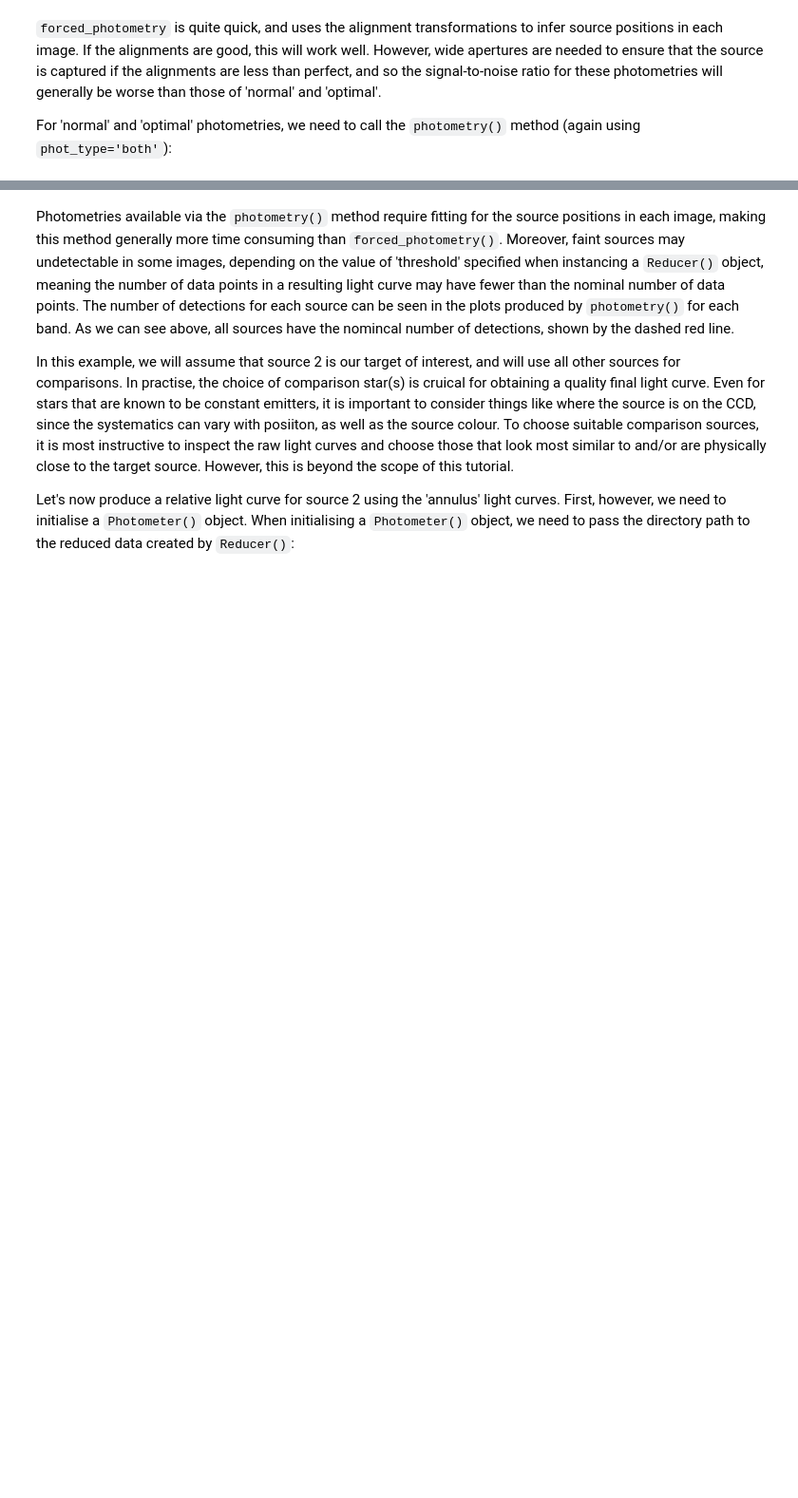
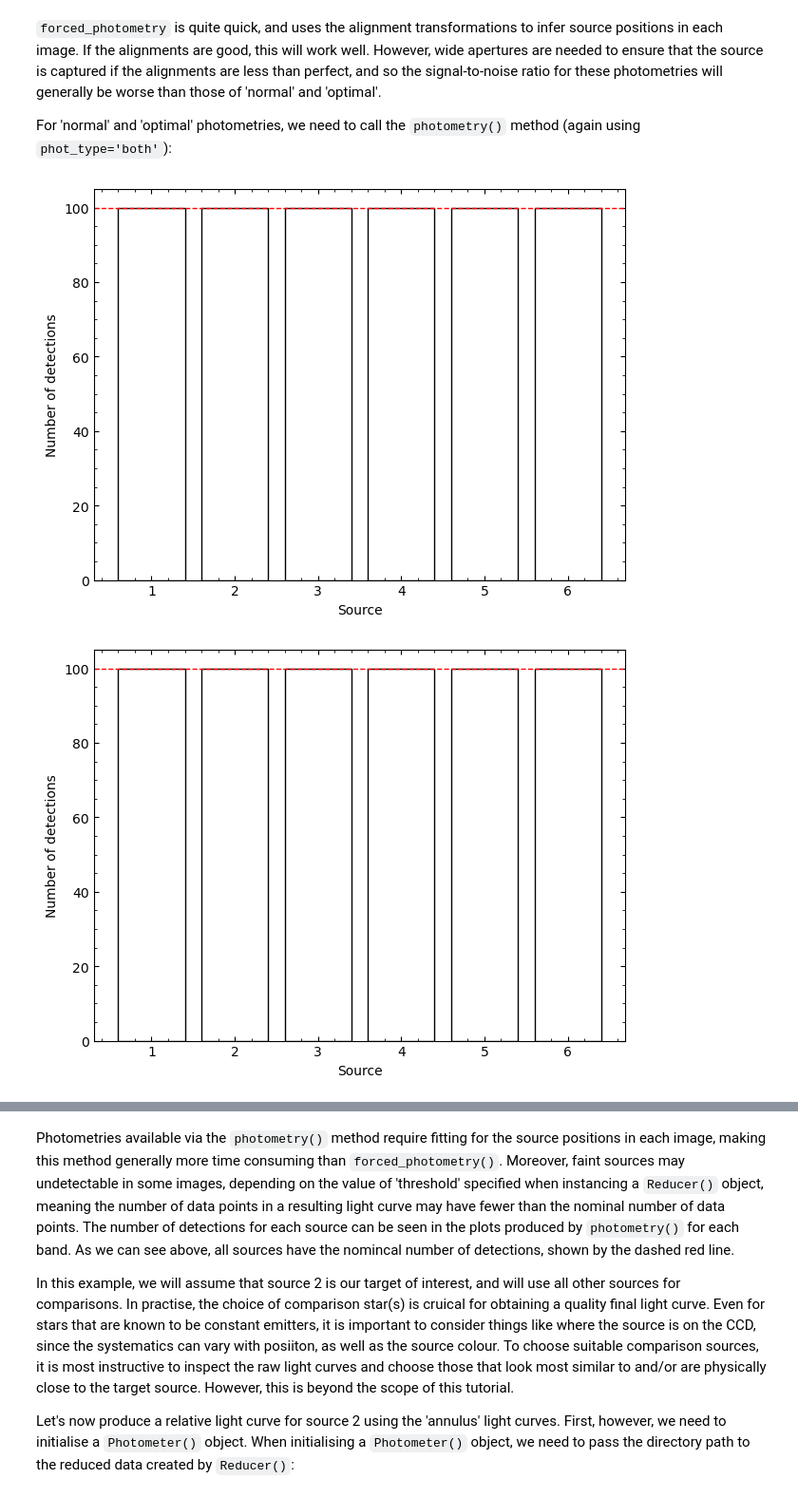
Before and after one commit to zairving/opticam, a Jupyter notebook: Tutorials/basic_usage.ipynb, the cells around one changed output, grey strips where cells are left out. Shown at 95% size. Saved outputs shown, nothing was run; the diff lists cells and outputs as text; code cells hidden in the pictures; blank space fills up the shorter version.

```diff
--- a/Tutorials/basic_usage.ipynb
+++ b/Tutorials/basic_usage.ipynb
@@ -56,4 +56,7 @@ reducer.forced_photometry(phot_type='both')
 
 For 'normal' and 'optimal' photometries, we need to call the `photometry()` method (again using `phot_type='both'`):
 # %%
-reducer.photometry(phot_type='both')
+reducer.photometry(phot_type='both', overwrite=True)
+# %% [output]
+[figure, added]
+[figure, added]
```
Also changed, not shown: parts of 15 cells of this notebook.
